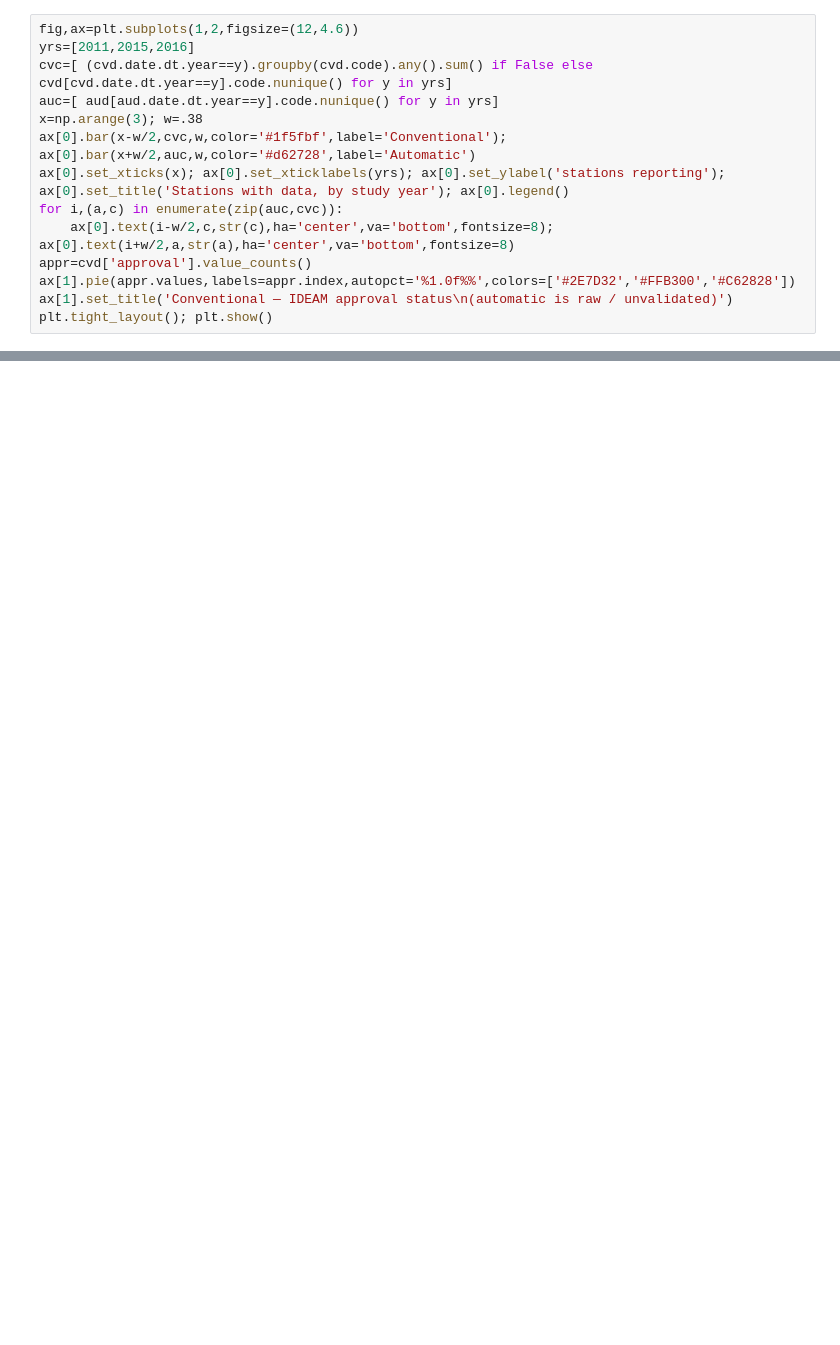
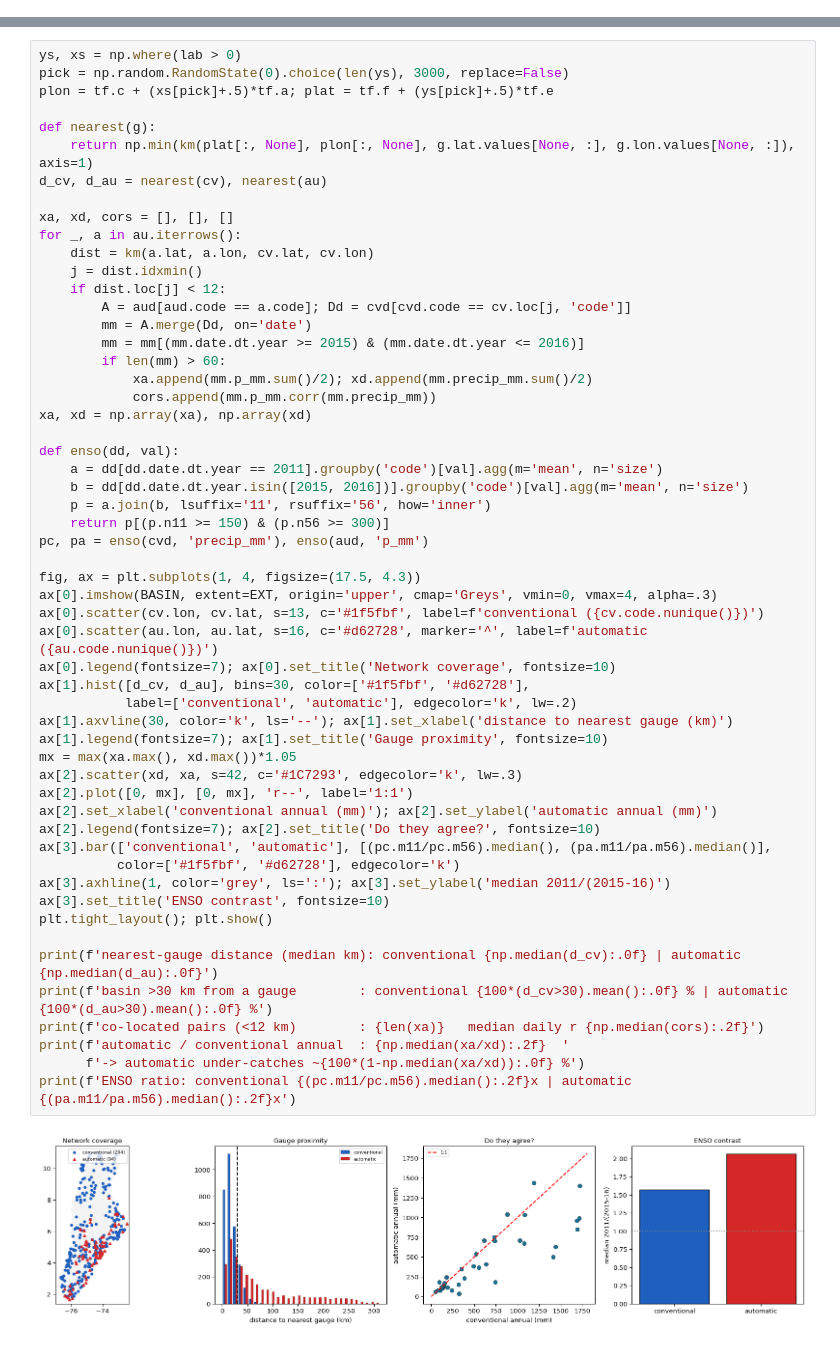
Before and after one commit to AYmANTwill/magdalena-mgb-sed, a Jupyter notebook: notebooks/10_rainfall_dataset_comparison.ipynb, the cells around one changed output, grey strips where cells are left out. Cells and saved outputs as stored; diff of their text form; blank space fills up the shorter version.

```diff
--- a/notebooks/10_rainfall_dataset_comparison.ipynb
+++ b/notebooks/10_rainfall_dataset_comparison.ipynb
@@ -147,14 +55,0 @@ raw. The bars show usable stations per study year and the conventional approval
-# %%
-fig,ax=plt.subplots(1,2,figsize=(12,4.6))
-yrs=[2011,2015,2016]
-cvc=[ (cvd.date.dt.year==y).groupby(cvd.code).any().sum() if False else cvd[cvd.date.dt.year==y].code.nunique() for y in yrs]
-auc=[ aud[aud.date.dt.year==y].code.nunique() for y in yrs]
-x=np.arange(3); w=.38
-ax[0].bar(x-w/2,cvc,w,color='#1f5fbf',label='Conventional'); ax[0].bar(x+w/2,auc,w,color='#d62728',label='Automatic')
-ax[0].set_xticks(x); ax[0].set_xticklabels(yrs); ax[0].set_ylabel('stations reporting'); ax[0].set_title('Stations with data, by study year'); ax[0].legend()
-for i,(a,c) in enumerate(zip(auc,cvc)):
-    ax[0].text(i-w/2,c,str(c),ha='center',va='bottom',fontsize=8); ax[0].text(i+w/2,a,str(a),ha='center',va='bottom',fontsize=8)
-appr=cvd['approval'].value_counts()
-ax[1].pie(appr.values,labels=appr.index,autopct='%1.0f%%',colors=['#2E7D32','#FFB300','#C62828'])
-ax[1].set_title('Conventional — IDEAM approval status\n(automatic is raw / unvalidated)')
-plt.tight_layout(); plt.show()
@@ -175,0 +139,57 @@ Compared over the three study years (2011 La Niña, 2015–16 El Niño), nearest
+# %%
+ys, xs = np.where(lab > 0)
+pick = np.random.RandomState(0).choice(len(ys), 3000, replace=False)
+plon = tf.c + (xs[pick]+.5)*tf.a; plat = tf.f + (ys[pick]+.5)*tf.e
+
+def nearest(g):
+    return np.min(km(plat[:, None], plon[:, None], g.lat.values[None, :], g.lon.values[None, :]), axis=1)
+d_cv, d_au = nearest(cv), nearest(au)
+
+xa, xd, cors = [], [], []
+for _, a in au.iterrows():
+    dist = km(a.lat, a.lon, cv.lat, cv.lon)
+    j = dist.idxmin()
+    if dist.loc[j] < 12:
+        A = aud[aud.code == a.code]; Dd = cvd[cvd.code == cv.loc[j, 'code']]
+        mm = A.merge(Dd, on='date')
+        mm = mm[(mm.date.dt.year >= 2015) & (mm.date.dt.year <= 2016)]
+        if len(mm) > 60:
+            xa.append(mm.p_mm.sum()/2); xd.append(mm.precip_mm.sum()/2)
+            cors.append(mm.p_mm.corr(mm.precip_mm))
+xa, xd = np.array(xa), np.array(xd)
+
+def enso(dd, val):
+    a = dd[dd.date.dt.year == 2011].groupby('code')[val].agg(m='mean', n='size')
+    b = dd[dd.date.dt.year.isin([2015, 2016])].groupby('code')[val].agg(m='mean', n='size')
+    p = a.join(b, lsuffix='11', rsuffix='56', how='inner')
+    return p[(p.n11 >= 150) & (p.n56 >= 300)]
+pc, pa = enso(cvd, 'precip_mm'), enso(aud, 'p_mm')
+
+fig, ax = plt.subplots(1, 4, figsize=(17.5, 4.3))
+ax[0].imshow(BASIN, extent=EXT, origin='upper', cmap='Greys', vmin=0, vmax=4, alpha=.3)
+ax[0].scatter(cv.lon, cv.lat, s=13, c='#1f5fbf', label=f'conventional ({cv.code.nunique()})')
+ax[0].scatter(au.lon, au.lat, s=16, c='#d62728', marker='^', label=f'automatic ({au.code.nunique()})')
+ax[0].legend(fontsize=7); ax[0].set_title('Network coverage', fontsize=10)
+ax[1].hist([d_cv, d_au], bins=30, color=['#1f5fbf', '#d62728'],
+           label=['conventional', 'automatic'], edgecolor='k', lw=.2)
+ax[1].axvline(30, color='k', ls='--'); ax[1].set_xlabel('distance to nearest gauge (km)')
+ax[1].legend(fontsize=7); ax[1].set_title('Gauge proximity', fontsize=10)
+mx = max(xa.max(), xd.max())*1.05
+ax[2].scatter(xd, xa, s=42, c='#1C7293', edgecolor='k', lw=.3)
+ax[2].plot([0, mx], [0, mx], 'r--', label='1:1')
+ax[2].set_xlabel('conventional annual (mm)'); ax[2].set_ylabel('automatic annual (mm)')
+ax[2].legend(fontsize=7); ax[2].set_title('Do they agree?', fontsize=10)
+ax[3].bar(['conventional', 'automatic'], [(pc.m11/pc.m56).median(), (pa.m11/pa.m56).median()],
+          color=['#1f5fbf', '#d62728'], edgecolor='k')
+ax[3].axhline(1, color='grey', ls=':'); ax[3].set_ylabel('median 2011/(2015-16)')
+ax[3].set_title('ENSO contrast', fontsize=10)
+plt.tight_layout(); plt.show()
+
+print(f'nearest-gauge distance (median km): conventional {np.median(d_cv):.0f} | automatic {np.median(d_au):.0f}')
+print(f'basin >30 km from a gauge        : conventional {100*(d_cv>30).mean():.0f} % | automatic {100*(d_au>30).mean():.0f} %')
+print(f'co-located pairs (<12 km)        : {len(xa)}   median daily r {np.median(cors):.2f}')
+print(f'automatic / conventional annual  : {np.median(xa/xd):.2f}  '
+      f'-> automatic under-catches ~{100*(1-np.median(xa/xd)):.0f} %')
+print(f'ENSO ratio: conventional {(pc.m11/pc.m56).median():.2f}x | automatic {(pa.m11/pa.m56).median():.2f}x')
+# %% [output]
+[figure, added]
```
Also changed, not shown: parts of 26 cells of this notebook, 2 other files.
